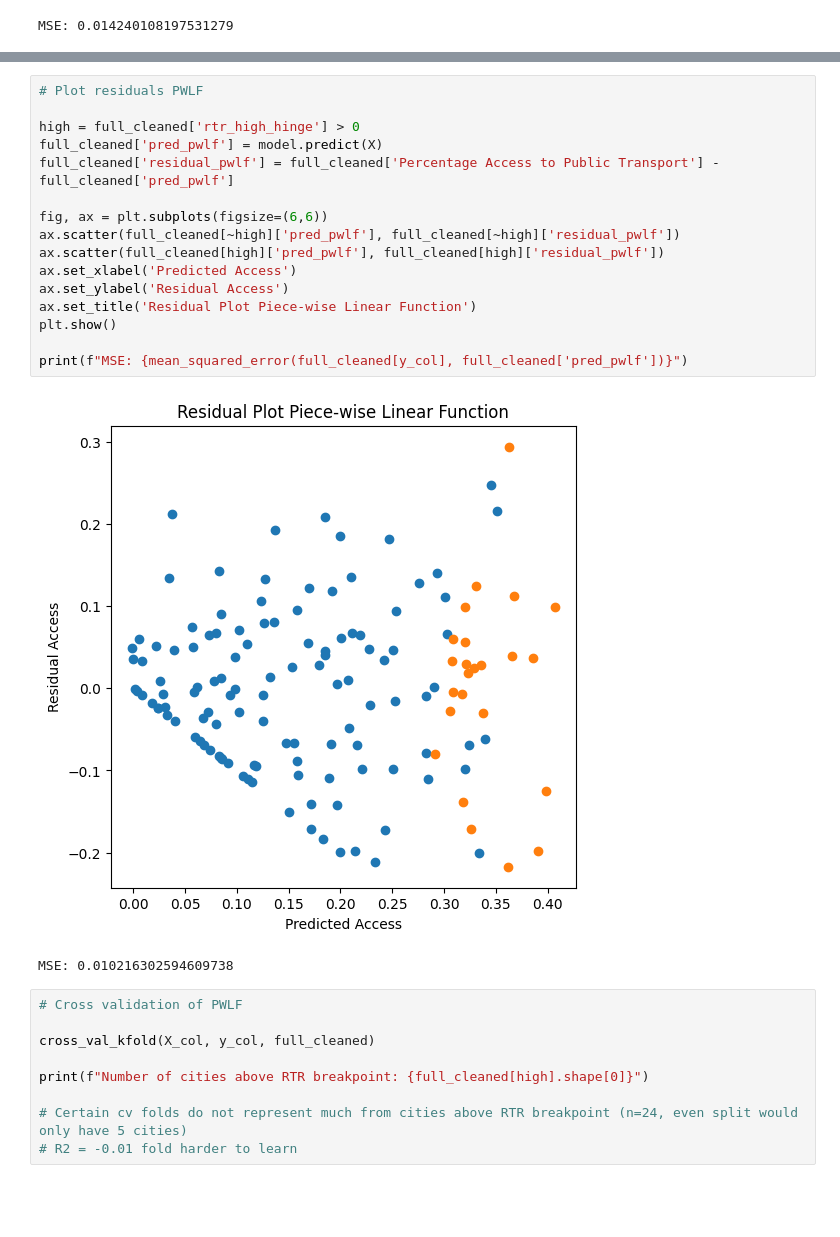
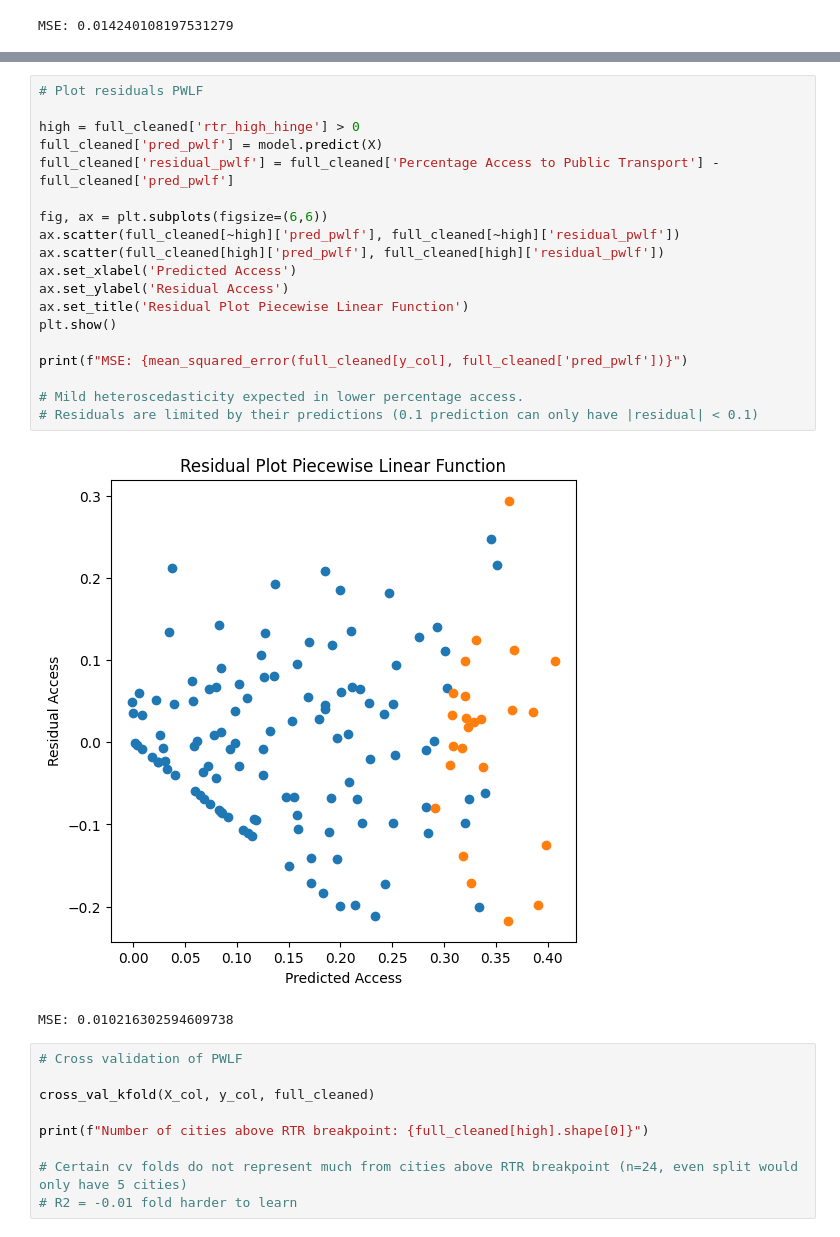
Before and after one commit to xxiaoxierr/Data-Science-Project-1, a Jupyter notebook: Model.ipynb, the cells around one changed output, grey strips where cells are left out. Drawn from its saved outputs; the diff is of its cells as text; blank space fills up the shorter version.

```diff
--- a/Model.ipynb
+++ b/Model.ipynb
@@ -307,21 +307,24 @@ Notes:
 # %%
 # Plot residuals PWLF
 
 high = full_cleaned['rtr_high_hinge'] > 0
 full_cleaned['pred_pwlf'] = model.predict(X)
 full_cleaned['residual_pwlf'] = full_cleaned['Percentage Access to Public Transport'] - full_cleaned['pred_pwlf']
 
 fig, ax = plt.subplots(figsize=(6,6))
 ax.scatter(full_cleaned[~high]['pred_pwlf'], full_cleaned[~high]['residual_pwlf'])
 ax.scatter(full_cleaned[high]['pred_pwlf'], full_cleaned[high]['residual_pwlf'])
 ax.set_xlabel('Predicted Access')
 ax.set_ylabel('Residual Access')
-ax.set_title('Residual Plot Piece-wise Linear Function')
+ax.set_title('Residual Plot Piecewise Linear Function')
 plt.show()
 
 print(f"MSE: {mean_squared_error(full_cleaned[y_col], full_cleaned['pred_pwlf'])}")
+
+# Mild heteroscedasticity expected in lower percentage access.
+# Residuals are limited by their predictions (0.1 prediction can only have |residual| < 0.1)
 # %% [output]
-[figure, old version]
+[figure, new version]
 MSE: 0.010216302594609738
 # %%
 # Cross validation of PWLF
```
Also changed, not shown: parts of 7 cells of this notebook.
